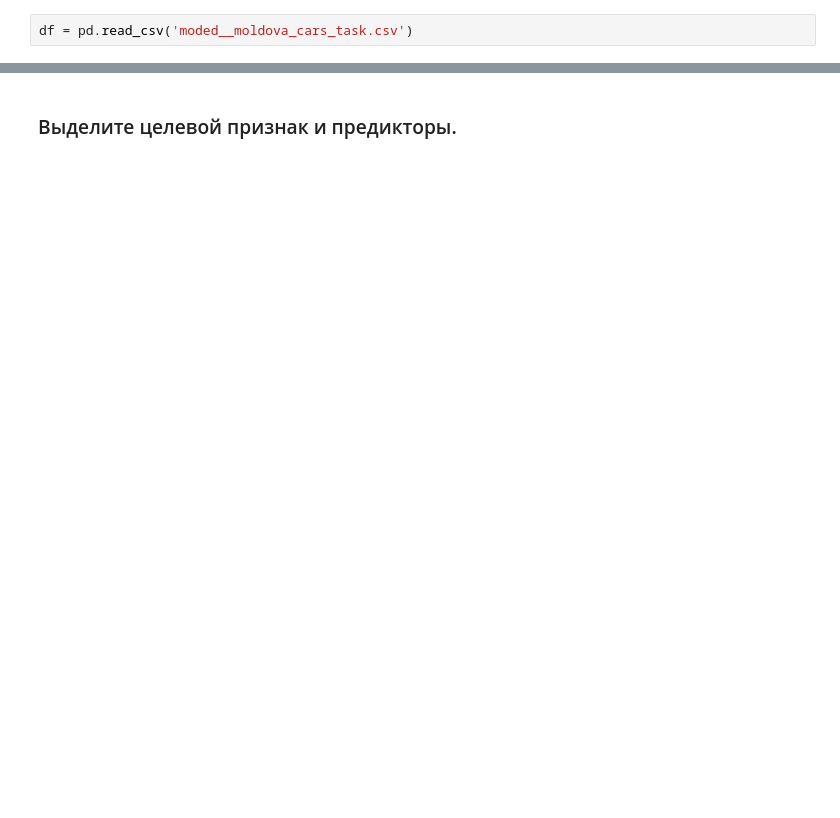
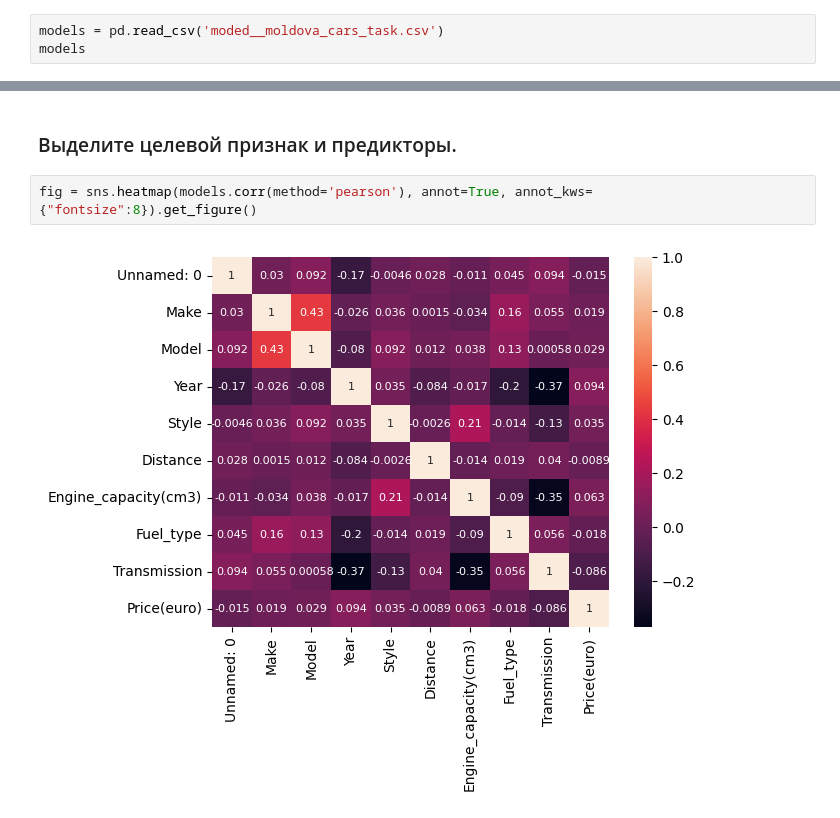
Before and after one commit to MikeTsvirkunov/Maching_Learning_Teach, a Jupyter notebook: Laba1/1.ipynb, the cells around one changed output, grey strips where cells are left out. Saved outputs shown, nothing was run; the diff lists cells and outputs as text; blank space fills up the shorter version.

```diff
--- a/Laba1/1.ipynb
+++ b/Laba1/1.ipynb
@@ -152,4 +169,5 @@ df.to_csv('moded__moldova_cars_task.csv', sep='\t')
 # %% [markdown]
 ### Загрузите датасет для регрессии.
 # %%
-df = pd.read_csv('moded__moldova_cars_task.csv')
+models = pd.read_csv('moded__moldova_cars_task.csv')
+models
@@ -156,2 +188,6 @@ df = pd.read_csv('moded__moldova_cars_task.csv')
 # %% [markdown]
 ### Выделите целевой признак и предикторы.
+# %%
+fig = sns.heatmap(models.corr(method='pearson'), annot=True, annot_kws={"fontsize":8}).get_figure()
+# %% [output]
+[figure, added]
```
Also changed, not shown: parts of 18 cells of this notebook, 1 other file.
